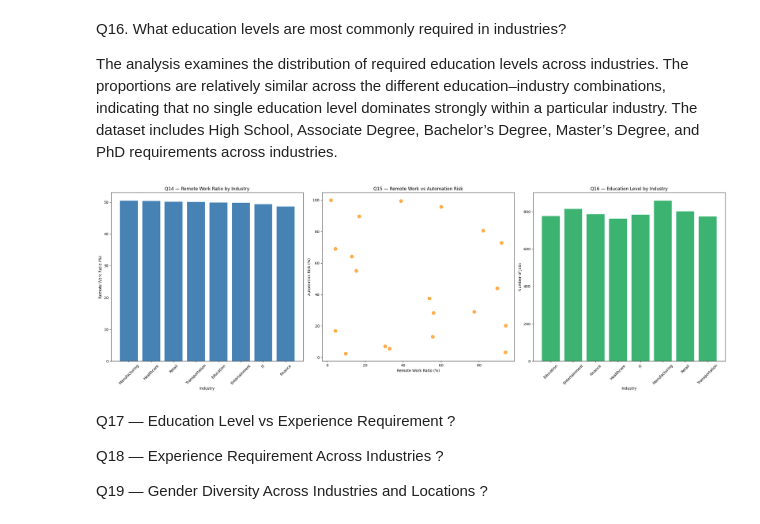
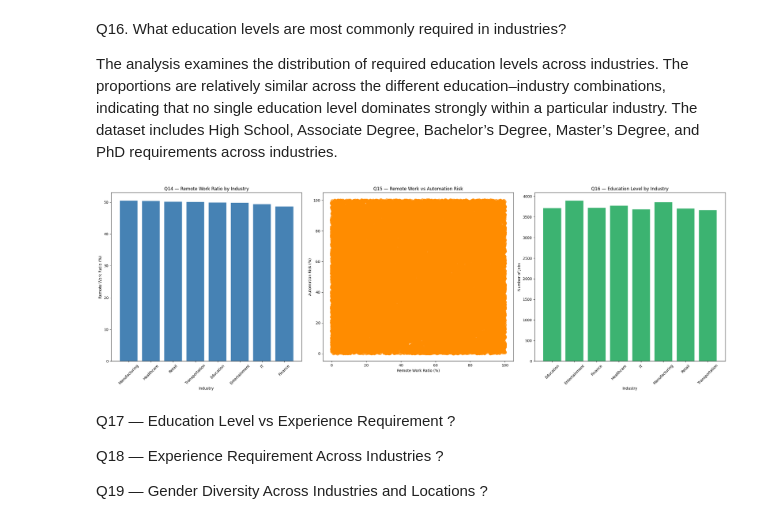
Before and after one commit to AJ0043/AI-Future-of-Jobs-Intelligence-Platform, a Jupyter notebook: AI_Adoption_&_Growth_Analysis.ipynb, the cells around one changed output. Saved outputs shown, nothing was run; the diff lists cells and outputs as text; code cells hidden in the pictures.

```diff
--- a/AI_Adoption_&_Growth_Analysis.ipynb
+++ b/AI_Adoption_&_Growth_Analysis.ipynb
@@ -2328,16 +2336,49 @@ Q16. What education levels are most commonly required in industries?
 The analysis examines the distribution of required education levels across industries. The proportions are relatively similar across the different education–industry combinations, indicating that no single education level dominates strongly within a particular industry. The dataset includes High School, Associate Degree, Bachelor’s Degree, Master’s Degree, and PhD requirements across industries.
 # %%
 # ============================================================
-# Q14, Q15 & Q16 — Graphs Only
+# Q14, Q15 & Q16 — Data + Graphs
+# ============================================================
+
+# -----------------------------
+# Q14 — Remote Work by Industry
+# -----------------------------
+q14_data = (
+    EDA_ai_data
+    .groupby('Industry')['Remote Work Ratio (%)']
+    .mean()
+    .sort_values(ascending=False)
+)
+
+
+# -----------------------------
+# Q15 — Remote Work vs Automation
+# -----------------------------
+q15_data = EDA_ai_data[
+    ['Remote Work Ratio (%)', 'Automation Risk (%)']
+].dropna()
+
+
+# -----------------------------
+# Q16 — Education by Industry
+# -----------------------------
+q16_data = (
+    EDA_ai_data
+    .groupby('Industry')
+    .size()
+    .reset_index(name='Job Count')
+)
+
+
+# ============================================================
+# GRAPHS
 # ============================================================
 
 fig, axes = plt.subplots(1, 3, figsize=(24, 8))
 
 
 # -----------------------------
-# Q14 — Remote Work by Industry
+# Q14
 # -----------------------------
-
 axes[0].bar(
     q14_data.index,
     q14_data.values,
@@ -2351,46 +2392,43 @@ axes[0].tick_params(axis='x', rotation=45)
 
 
 # -----------------------------
-# Q15 — Remote Work vs Automation
+# Q15
 # -----------------------------
-
 axes[1].scatter(
     q15_data['Remote Work Ratio (%)'],
     q15_data['Automation Risk (%)'],
     color='darkorange',
     s=80,
     alpha=0.7
 )
 
 axes[1].set_title('Q15 — Remote Work vs Automation Risk')
 axes[1].set_xlabel('Remote Work Ratio (%)')
 axes[1].set_ylabel('Automation Risk (%)')
 
 
 # -----------------------------
-# Q16 — Education by Industry
+# Q16
 # -----------------------------
-
 axes[2].bar(
     q16_data['Industry'],
     q16_data['Job Count'],
     color='mediumseagreen'
 )
 
 axes[2].set_title('Q16 — Education Level by Industry')
 axes[2].set_xlabel('Industry')
 axes[2].set_ylabel('Number of Jobs')
 axes[2].tick_params(axis='x', rotation=45)
 
 
 # -----------------------------
 # Final Layout
 # -----------------------------
-
 plt.tight_layout()
 plt.show()
 # %% [output]
-[figure, old version]
+[figure, new version]
 # %% [markdown]
 Q17 — Education Level vs Experience Requirement ?
 
```
Also changed, not shown: parts of 10 cells of this notebook.
